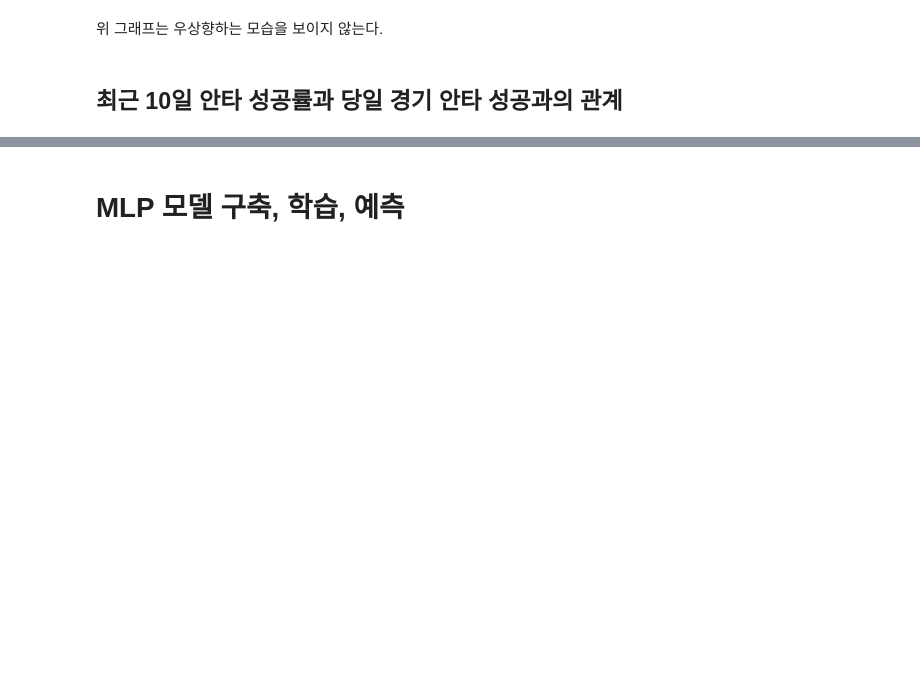
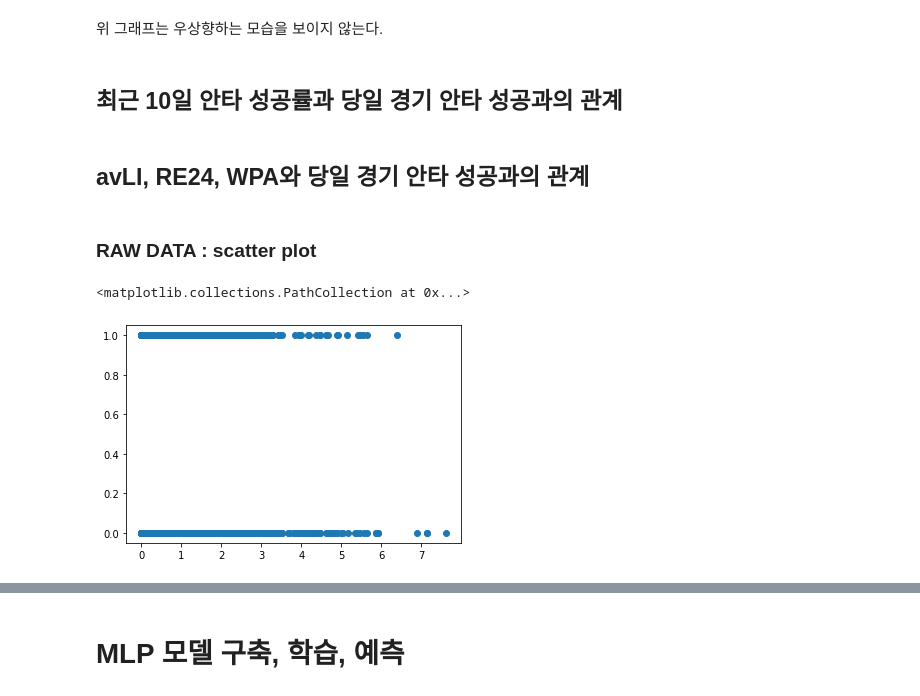
Before and after one commit to KimGriezmann/CAU_AI-SW_PE_Program, a Jupyter notebook: working_whalepig/data_EDA_and_Prediction_using_MLP.ipynb, the cells around one changed output, grey strips where cells are left out. Drawn from its saved outputs; the diff is of its cells as text; code cells hidden in the pictures; blank space fills up the shorter version.

```diff
--- a/working_whalepig/data_EDA_and_Prediction_using_MLP.ipynb
+++ b/working_whalepig/data_EDA_and_Prediction_using_MLP.ipynb
@@ -466,3 +819,12 @@ plt.plot(output_tmp)
 위 그래프는 우상향하는 모습을 보이지 않는다.
 # %% [markdown]
 ## 최근 10일 안타 성공률과 당일 경기 안타 성공과의 관계
+# %% [markdown]
+## avLI, RE24, WPA와 당일 경기 안타 성공과의 관계
+# %% [markdown]
+### RAW DATA : scatter plot
+# %%
+plt.scatter(data_2018['avLI'], data_2018['result'])
+# %% [output]
+<matplotlib.collections.PathCollection at 0x...>
+[figure, added]
```
Also changed, not shown: parts of 18 cells of this notebook.
